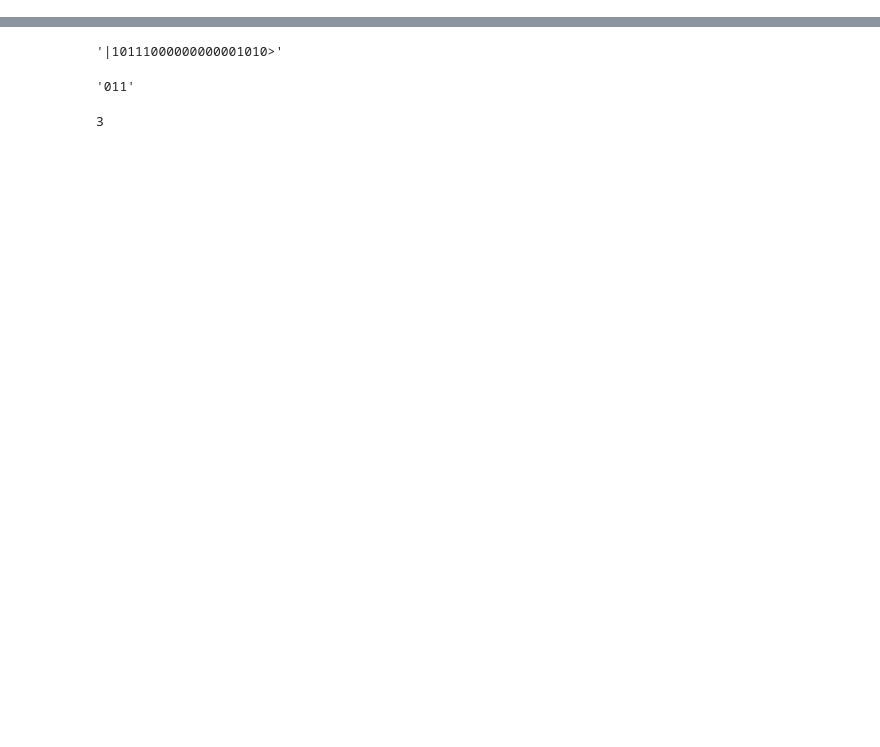
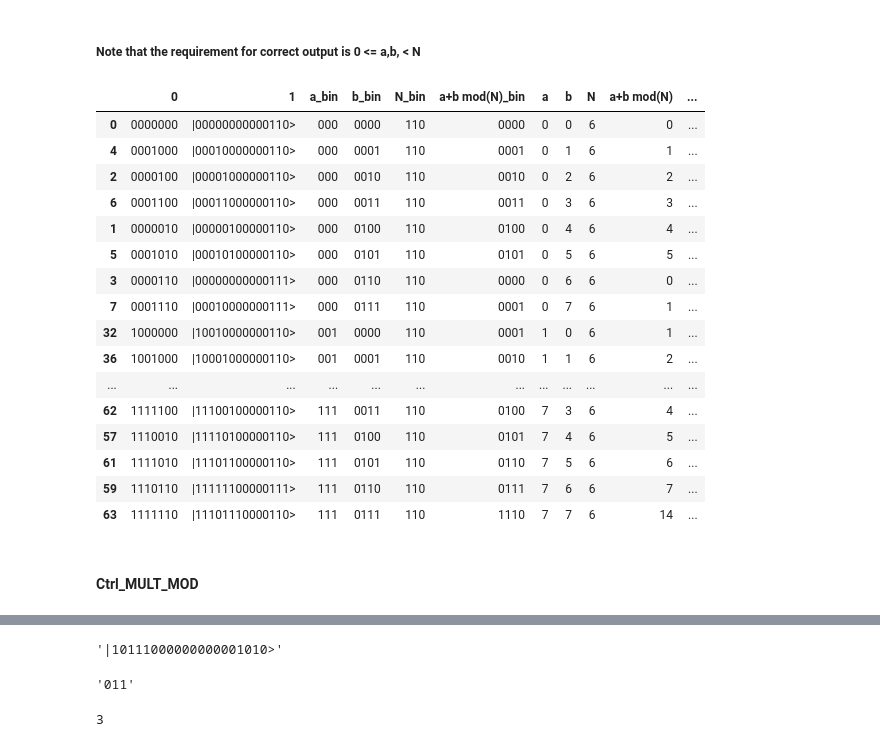
Before and after one commit to Anatoly-Antipov/QuantumOperations, a Jupyter notebook: Test.ipynb, the cells around one changed output, grey strips where cells are left out. Saved outputs shown, nothing was run; the diff lists cells and outputs as text; code cells hidden in the pictures; blank space fills up the shorter version.

```diff
--- a/Test.ipynb
+++ b/Test.ipynb
@@ -1102,0 +194,23 @@ print(end-start)
+# %%
+start = datetime.datetime.now()
+
+states = c.states_vector(wires)
+res_list = list()
+
+# Full computational basis check
+input_wires_c = [0 for i in range(bits_for_register_with_a_number)]
+str_N_reverse = bin(N)[2:][::-1]+'0'*(bits_for_register_with_a_number-len(bin(N)[2:]))
+input_wires_Nt = [int(i) for i in str_N_reverse] + [0]
+for i in range(2**(2*bits_for_register_with_a_number)):
+    # set any value in wires_a and wires_b, but the last bit in wires_b should be 0
+    input_str = '0'*((2*bits_for_register_with_a_number)-len(bin(i)[2:])) + bin(i)[2:] +'0'
+    # arbitrary input in wires_a and wires_b + zeros in wires_c + binary representation of N in wires_N + 0 in wires_t
+    input_ = [int(input_str[j]) for j in range(len(input_str))]+input_wires_c+input_wires_Nt
+
+    measurements = circuit(input_)
+    res_list.append([input_str,states[np.where(measurements>0.5)[0][0]]])
+
+    print(input_,'done')
+
+end = datetime.datetime.now()
+print(end-start)
@@ -1102,0 +235,38 @@ print(end-start)
+# %% [markdown]
+##### Note that the requirement for correct output is 0 <= a,b, < N
+# %%
+df = pd.DataFrame(res_list)
+
+df['a_bin'] = df[0].str.slice(start=0,stop=bits_for_register_with_a_number).str.slice(step=-1)
+df['b_bin'] = df[0].str.slice(start=bits_for_register_with_a_number,stop=2*bits_for_register_with_a_number+1).str.slice(step=-1)
+df['N_bin'] = df[1].str.slice(start=3*bits_for_register_with_a_number+2,stop=4*bits_for_register_with_a_number+2).str.slice(step=-1)
+df['a+b mod(N)_bin'] = df[1].str.slice(start=bits_for_register_with_a_number+1,stop=2*bits_for_register_with_a_number+2).str.slice(step=-1)
+
+df['a'] = df['a_bin'].apply(int, args=(2,))
+df['b'] = df['b_bin'].apply(int, args=(2,))
+df['N'] = df['N_bin'].apply(int, args=(2,))
+df['a+b mod(N)'] = df['a+b mod(N)_bin'].apply(int, args=(2,))
+
+df['correctness'] = (df['a']+df['b'])%df['N'] == df['a+b mod(N)']
+
+df.sort_values(by=['a','b'])
+# %% [output]
+|  | 0 | 1 | a_bin | b_bin | N_bin | a+b mod(N)_bin | a | b | N | a+b mod(N) | ... |
+| 0 | 0000000 | |00000000000110> | 000 | 0000 | 110 | 0000 | 0 | 0 | 6 | 0 | ... |
+| 4 | 0001000 | |00010000000110> | 000 | 0001 | 110 | 0001 | 0 | 1 | 6 | 1 | ... |
+| 2 | 0000100 | |00001000000110> | 000 | 0010 | 110 | 0010 | 0 | 2 | 6 | 2 | ... |
+| 6 | 0001100 | |00011000000110> | 000 | 0011 | 110 | 0011 | 0 | 3 | 6 | 3 | ... |
+| 1 | 0000010 | |00000100000110> | 000 | 0100 | 110 | 0100 | 0 | 4 | 6 | 4 | ... |
+| 5 | 0001010 | |00010100000110> | 000 | 0101 | 110 | 0101 | 0 | 5 | 6 | 5 | ... |
+| 3 | 0000110 | |00000000000111> | 000 | 0110 | 110 | 0000 | 0 | 6 | 6 | 0 | ... |
+| 7 | 0001110 | |00010000000111> | 000 | 0111 | 110 | 0001 | 0 | 7 | 6 | 1 | ... |
+| 32 | 1000000 | |10010000000110> | 001 | 0000 | 110 | 0001 | 1 | 0 | 6 | 1 | ... |
+| 36 | 1001000 | |10001000000110> | 001 | 0001 | 110 | 0010 | 1 | 1 | 6 | 2 | ... |
+| ... | ... | ... | ... | ... | ... | ... | ... | ... | ... | ... | ... |
+| 62 | 1111100 | |11100100000110> | 111 | 0011 | 110 | 0100 | 7 | 3 | 6 | 4 | ... |
+| 57 | 1110010 | |11110100000110> | 111 | 0100 | 110 | 0101 | 7 | 4 | 6 | 5 | ... |
+| 61 | 1111010 | |11101100000110> | 111 | 0101 | 110 | 0110 | 7 | 5 | 6 | 6 | ... |
+| 59 | 1110110 | |11111100000111> | 111 | 0110 | 110 | 0111 | 7 | 6 | 6 | 7 | ... |
+| 63 | 1111110 | |11101110000110> | 111 | 0111 | 110 | 1110 | 7 | 7 | 6 | 14 | ... |
+# %% [markdown]
+#### Ctrl_MULT_MOD
```
Also changed, not shown: parts of 119 cells of this notebook, 27 other files.
